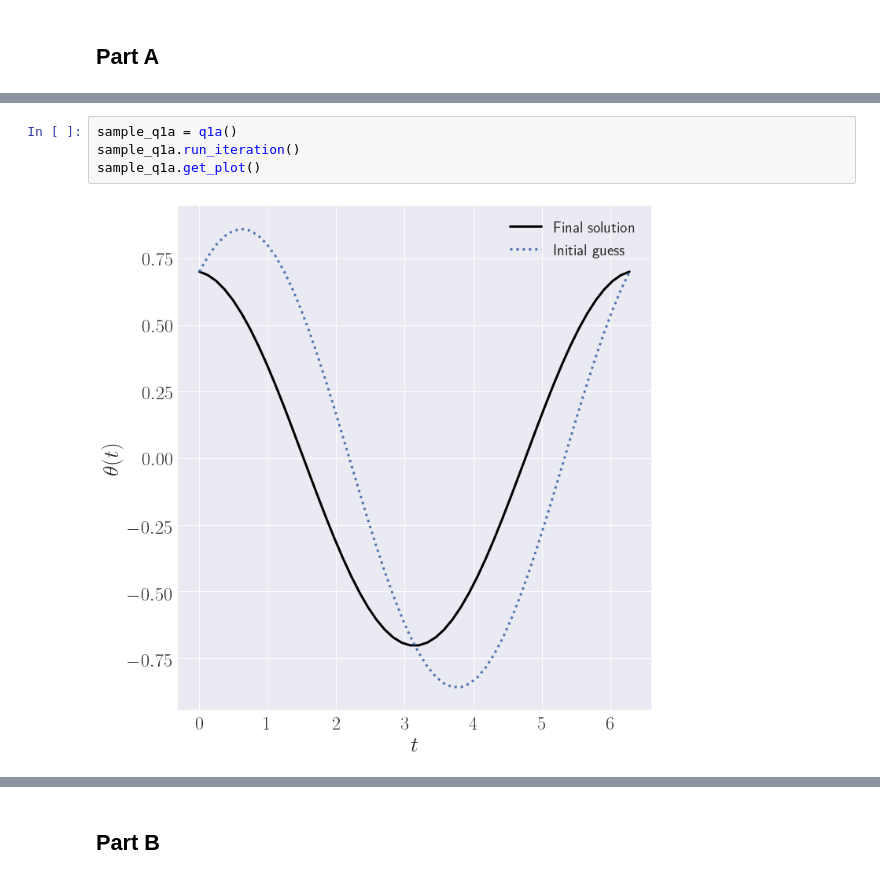
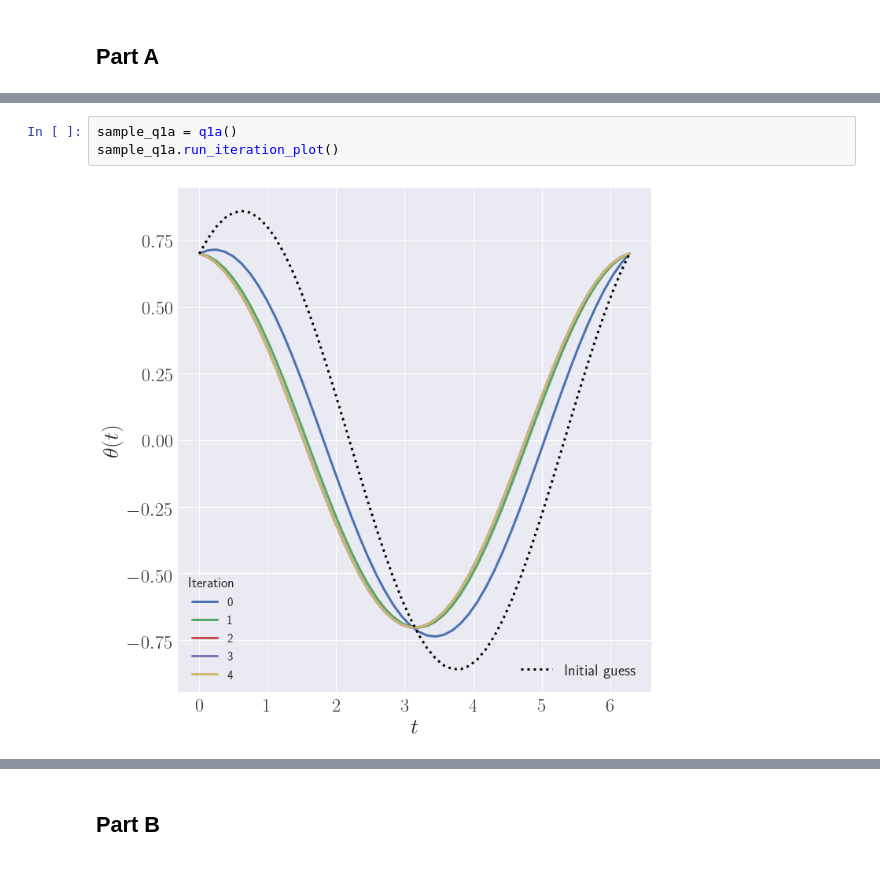
Before and after one commit to jnlucero96/apma922, a Jupyter notebook: assignment02/ipy_notebooks/A2Q1.ipynb, the cells around one changed output, grey strips where cells are left out. Saved outputs shown, nothing was run; the diff lists cells and outputs as text.

```diff
--- a/assignment02/ipy_notebooks/A2Q1.ipynb
+++ b/assignment02/ipy_notebooks/A2Q1.ipynb
@@ -173,6 +234,5 @@ class q1a(object):
 # %%
 sample_q1a = q1a()
-sample_q1a.run_iteration()
-sample_q1a.get_plot()
+sample_q1a.run_iteration_plot()
 # %% [output]
-[figure, old version]
+[figure, new version]
```
Also changed, not shown: parts of 6 cells of this notebook.
